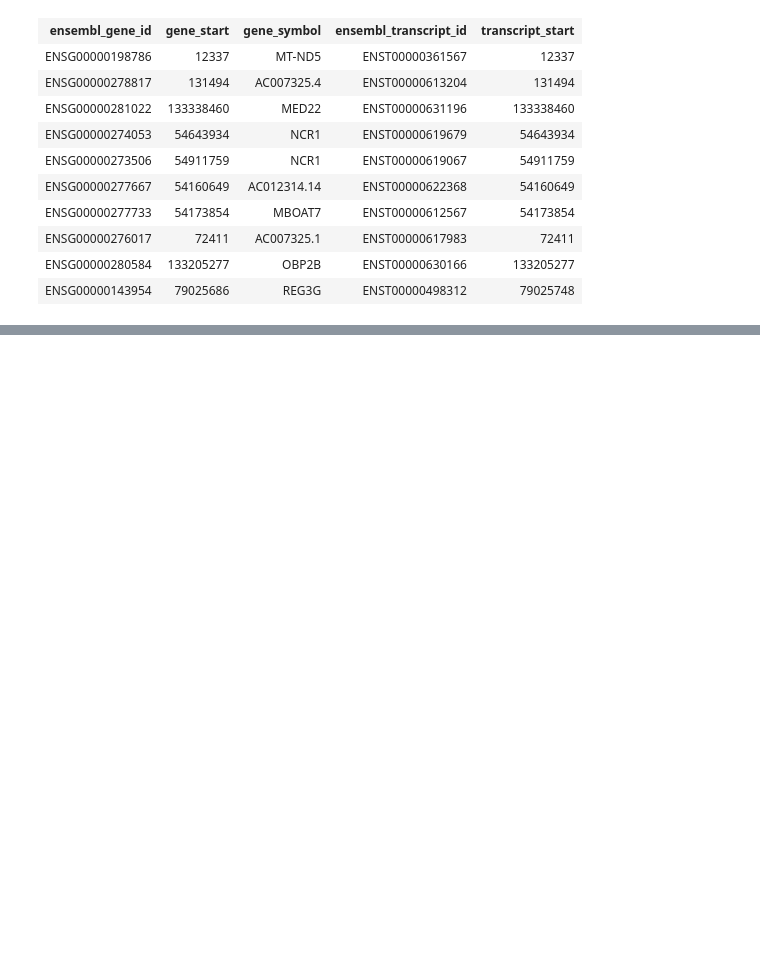
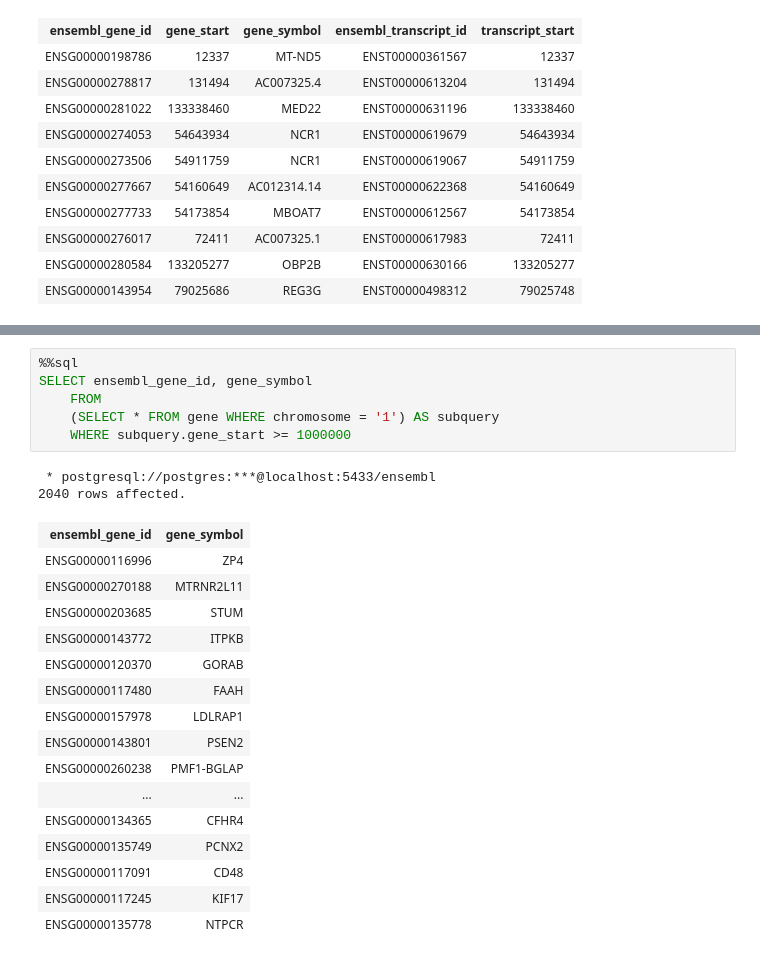
Before and after one commit to laderast/BMI535slides, a Jupyter notebook: Intro-to-SQL.ipynb, the cells around one changed output, grey strips where cells are left out. Saved outputs shown, nothing was run; the diff lists cells and outputs as text; blank space fills up the shorter version.

```diff
--- a/Intro-to-SQL.ipynb
+++ b/Intro-to-SQL.ipynb
@@ -290,0 +478,25 @@ However, if there is a column we query a lot, we can create **index** for it.
+# %%
+%%sql
+SELECT ensembl_gene_id, gene_symbol
+    FROM
+    (SELECT * FROM gene WHERE chromosome = '1') AS subquery
+    WHERE subquery.gene_start >= 1000000
+# %% [output]
+ * postgresql://postgres:***@localhost:5433/ensembl
+2040 rows affected.
+| ensembl_gene_id | gene_symbol |
+| ENSG00000116996 | ZP4 |
+| ENSG00000270188 | MTRNR2L11 |
+| ENSG00000203685 | STUM |
+| ENSG00000143772 | ITPKB |
+| ENSG00000120370 | GORAB |
+| ENSG00000117480 | FAAH |
+| ENSG00000157978 | LDLRAP1 |
+| ENSG00000143801 | PSEN2 |
+| ENSG00000260238 | PMF1-BGLAP |
+| ... | ... |
+| ENSG00000134365 | CFHR4 |
+| ENSG00000135749 | PCNX2 |
+| ENSG00000117091 | CD48 |
+| ENSG00000117245 | KIF17 |
+| ENSG00000135778 | NTPCR |
```
Also changed, not shown: parts of 41 cells of this notebook, 1 other file.
